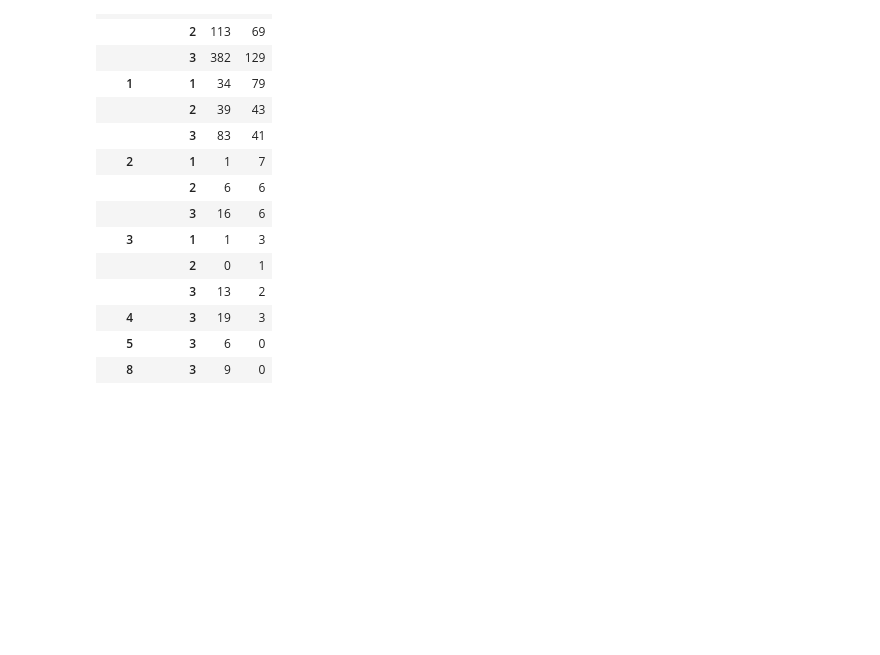
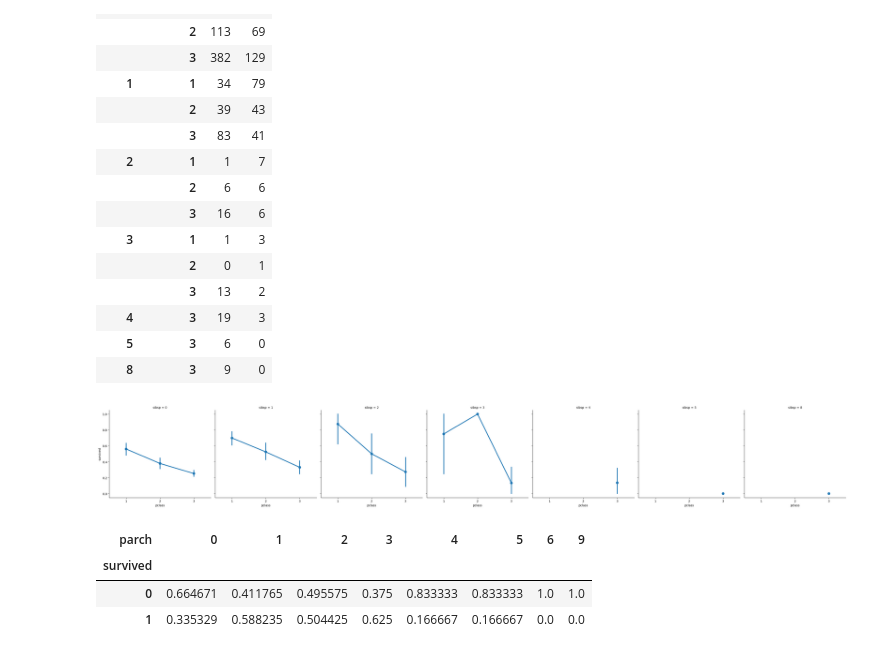
Before and after one commit to komus/business_analytics, a Jupyter notebook: tree_based_model/random_forest.ipynb, the cells around one changed output. Drawn from its saved outputs; the diff is of its cells as text; code cells hidden in the pictures; blank space fills up the shorter version.

```diff
--- a/tree_based_model/random_forest.ipynb
+++ b/tree_based_model/random_forest.ipynb
@@ -273,3 +308,14 @@ pd.crosstab([data.sibsp, data.pclass], data.survived )
 | 4 | 3 | 19 | 3 |
 | 5 | 3 | 6 | 0 |
 | 8 | 3 | 9 | 0 |
+# %%
+sns.factorplot('pclass', 'survived',  col='sibsp', data=data);
+# %% [output]
+[figure, added]
+# %%
+pd.crosstab( data.survived,data.parch, normalize='columns' )
+# %% [output]
+| parch | 0 | 1 | 2 | 3 | 4 | 5 | 6 | 9 |
+| survived |  |  |  |  |  |  |  |  |
+| 0 | 0.664671 | 0.411765 | 0.495575 | 0.375 | 0.833333 | 0.833333 | 1.0 | 1.0 |
+| 1 | 0.335329 | 0.588235 | 0.504425 | 0.625 | 0.166667 | 0.166667 | 0.0 | 0.0 |
```
Also changed, not shown: parts of 61 cells of this notebook, 1 other file.
